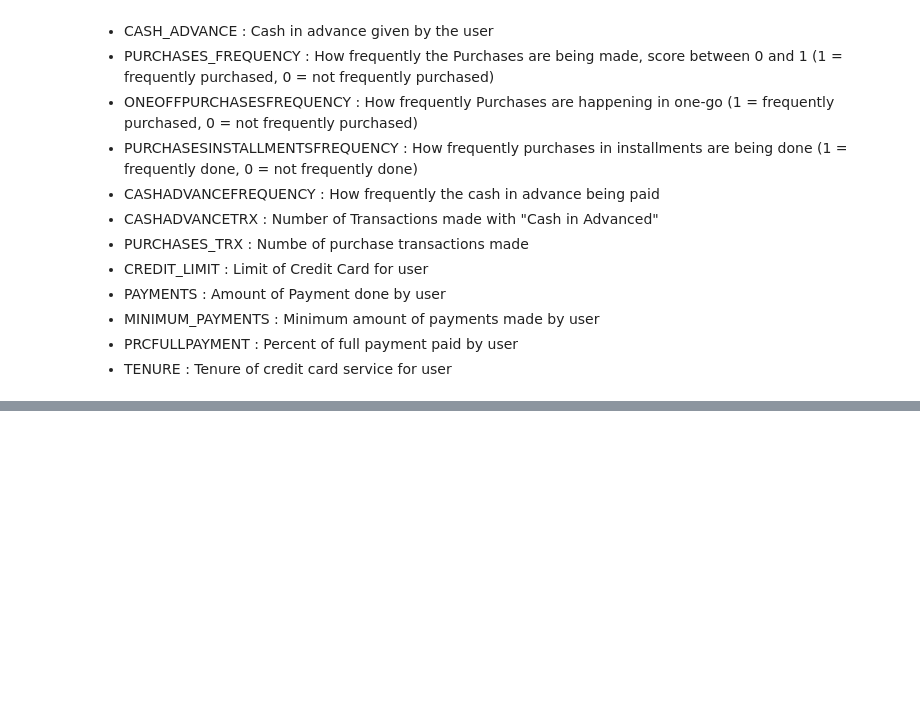
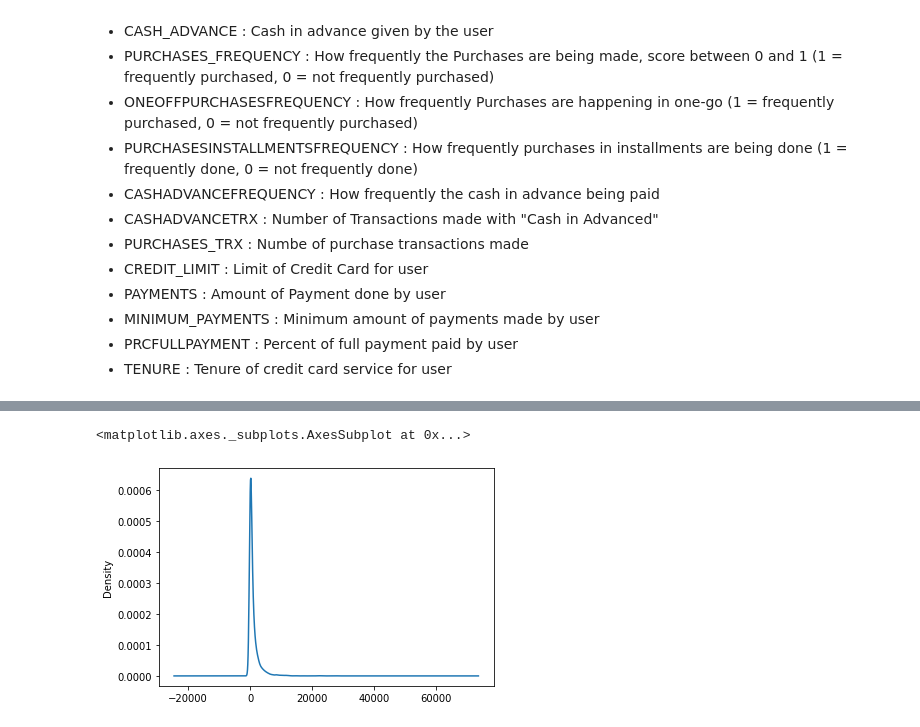
Before and after one commit to jpbailey/438a, a Jupyter notebook: creditcard.ipynb, the cells around one changed output, grey strips where cells are left out. Drawn from its saved outputs; the diff is of its cells as text; code cells hidden in the pictures; blank space fills up the shorter version.

```diff
--- a/creditcard.ipynb
+++ b/creditcard.ipynb
@@ -39,3 +53,8 @@ df
+# %%
+df['purchases'].plot.kde()
+# %% [output]
+<matplotlib.axes._subplots.AxesSubplot at 0x...>
+[figure, added]
 # %%
 # let's explore the variables to see what might be interesting
 # are there any variables that need to be transformed because
```
Also changed, not shown: parts of 9 cells of this notebook.
